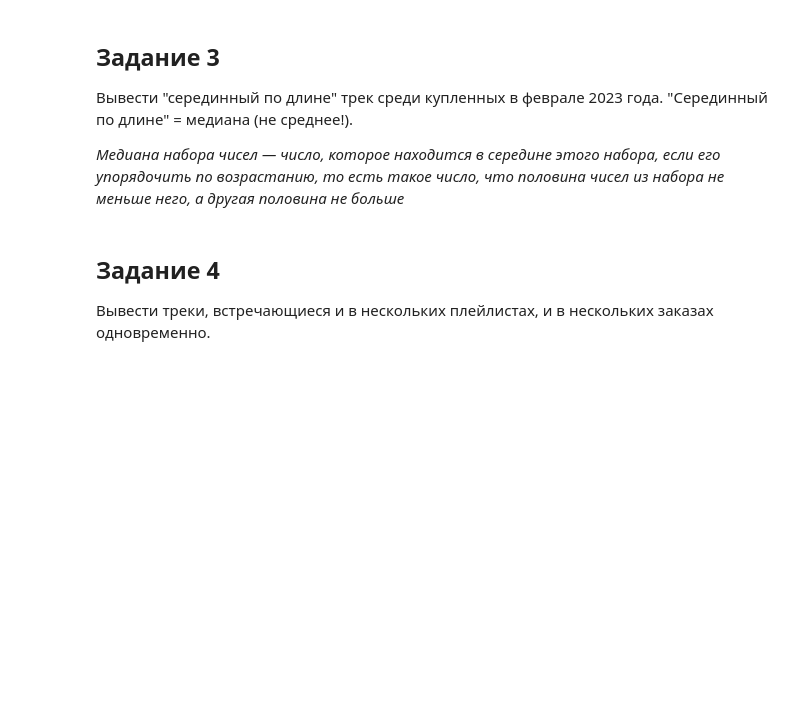
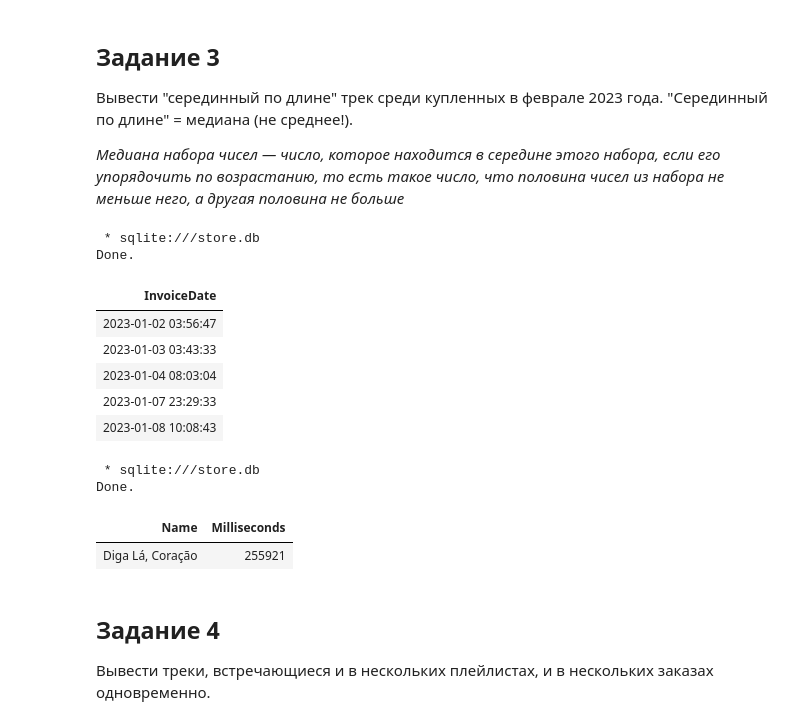
Before and after one commit to sleonov11/SQLite_ptact, a Jupyter notebook: Лабораторная 3.ipynb, the cells around one changed output. Drawn from its saved outputs; the diff is of its cells as text; code cells hidden in the pictures; blank space fills up the shorter version.

```diff
--- a/Лабораторная 3.ipynb
+++ b/Лабораторная 3.ipynb
@@ -67,6 +65,40 @@ Done.
 "Серединный по длине" = медиана (не среднее!).
 
 *Медиана набора чисел — число, которое находится в середине этого набора, если его упорядочить по возрастанию, то есть такое число, что половина чисел из набора не меньше него, а другая половина не больше*
+# %%
+%%sql
+SELECT InvoiceDate FROM invoices
+LIMIT 5
+# %% [output]
+ * sqlite:///store.db
+Done.
+| InvoiceDate |
+| 2023-01-02 03:56:47 |
+| 2023-01-03 03:43:33 |
+| 2023-01-04 08:03:04 |
+| 2023-01-07 23:29:33 |
+| 2023-01-08 10:08:43 |
+# %%
+%%sql
+
+WITH FebTracks AS (
+    SELECT DISTINCT t.TrackId, t.Name, t.Milliseconds
+    FROM tracks t
+    JOIN invoice_items ii ON t.TrackId = ii.TrackId
+    JOIN invoices i ON ii.InvoiceId = i.InvoiceId
+    WHERE strftime('%Y-%m', i.InvoiceDate) = '2023-02'
+    ORDER BY t.Milliseconds
+)
+SELECT Name, Milliseconds
+FROM FebTracks
+LIMIT 1 OFFSET (
+    SELECT (COUNT(*) - 1) / 2 FROM FebTracks
+);
+# %% [output]
+ * sqlite:///store.db
+Done.
+| Name | Milliseconds |
+| Diga Lá, Coração | 255921 |
 # %% [markdown]
 ## Задание 4
 
```
Also changed, not shown: parts of 4 cells of this notebook.
